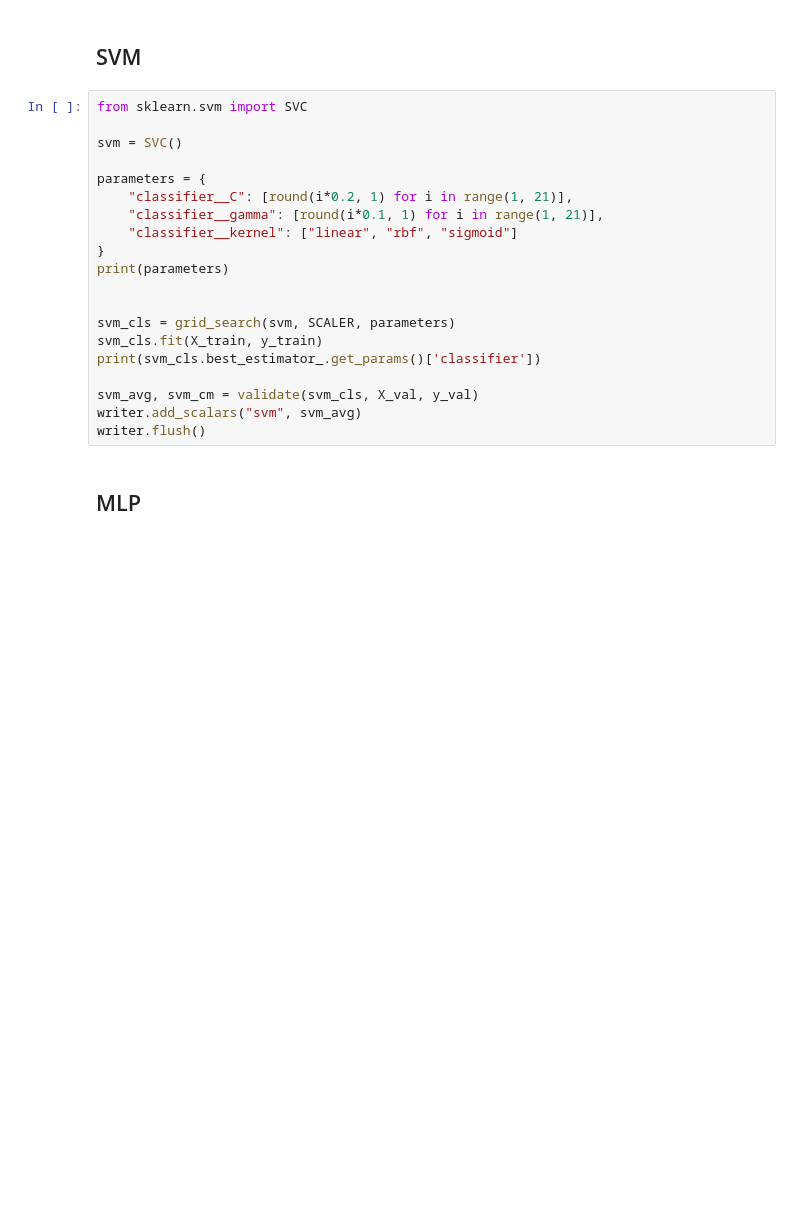
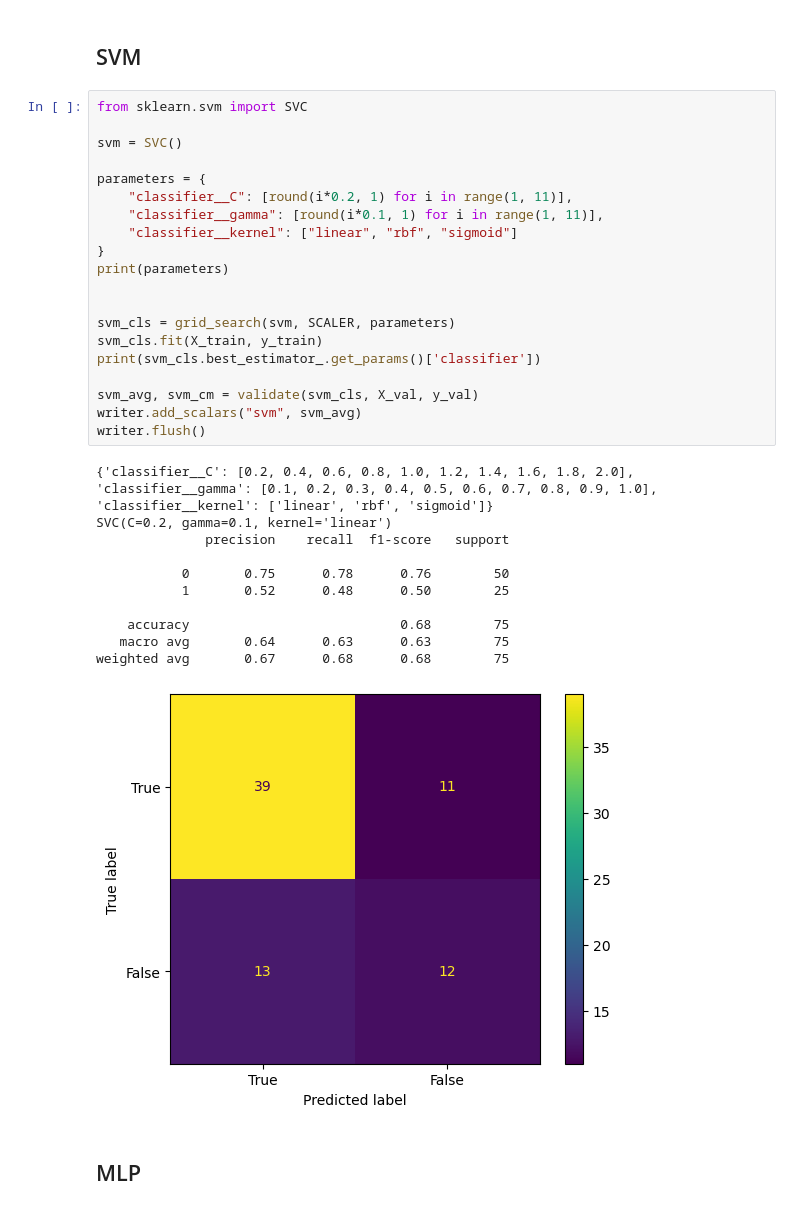
Before and after one commit to brittawi/M7016H-Project, a Jupyter notebook: classifiers.ipynb, the cells around one changed output. Drawn from its saved outputs; the diff is of its cells as text; blank space fills up the shorter version.

```diff
--- a/classifiers.ipynb
+++ b/classifiers.ipynb
@@ -124,23 +146,35 @@ writer.flush()
 # %%
 from sklearn.svm import SVC
 
 svm = SVC()
 
 parameters = {
-    "classifier__C": [round(i*0.2, 1) for i in range(1, 21)],
-    "classifier__gamma": [round(i*0.1, 1) for i in range(1, 21)],
+    "classifier__C": [round(i*0.2, 1) for i in range(1, 11)],
+    "classifier__gamma": [round(i*0.1, 1) for i in range(1, 11)],
     "classifier__kernel": ["linear", "rbf", "sigmoid"]
 }
 print(parameters)
 
 
 svm_cls = grid_search(svm, SCALER, parameters)
 svm_cls.fit(X_train, y_train)
 print(svm_cls.best_estimator_.get_params()['classifier'])
 
 svm_avg, svm_cm = validate(svm_cls, X_val, y_val)
 writer.add_scalars("svm", svm_avg)
 writer.flush()
+# %% [output]
+{'classifier__C': [0.2, 0.4, 0.6, 0.8, 1.0, 1.2, 1.4, 1.6, 1.8, 2.0], 'classifier__gamma': [0.1, 0.2, 0.3, 0.4, 0.5, 0.6, 0.7, 0.8, 0.9, 1.0], 'classifier__kernel': ['linear', 'rbf', 'sigmoid']}
+SVC(C=0.2, gamma=0.1, kernel='linear')
+              precision    recall  f1-score   support
+
+           0       0.75      0.78      0.76        50
+           1       0.52      0.48      0.50        25
+
+    accuracy                           0.68        75
+   macro avg       0.64      0.63      0.63        75
+weighted avg       0.67      0.68      0.68        75
+[figure, added]
 # %% [markdown]
 ## MLP
 # %%
```
Also changed, not shown: parts of 15 cells of this notebook, 1 other file.
